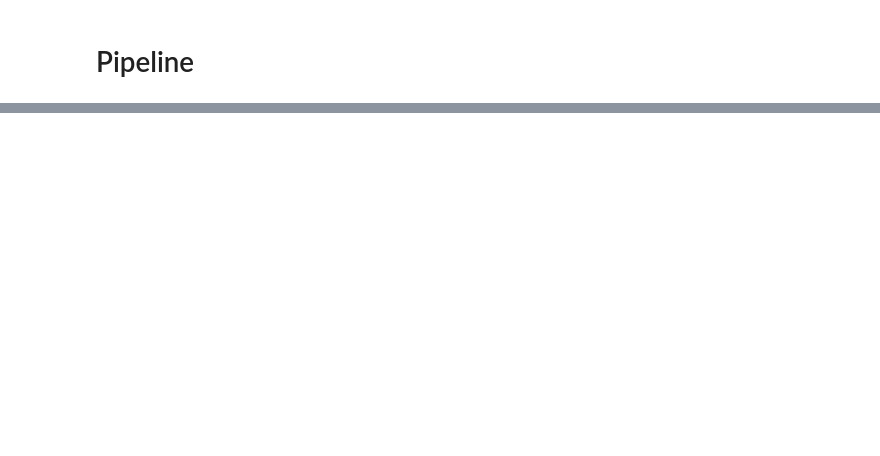
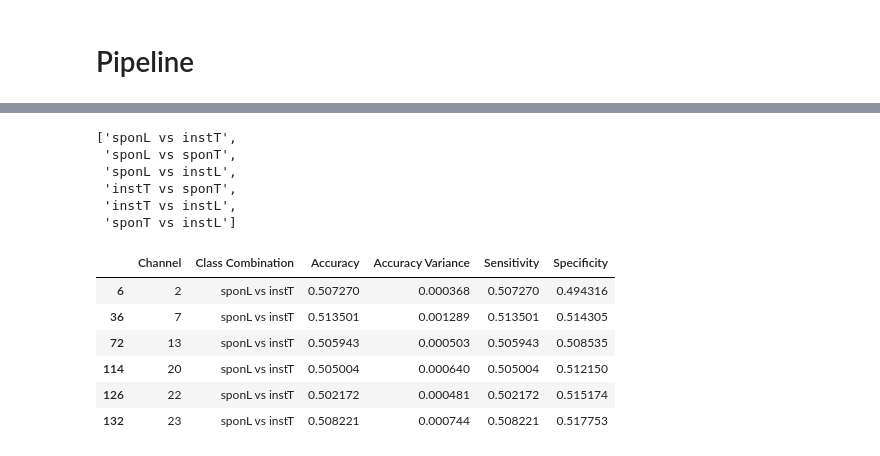
Before and after one commit to eldhosejoseph/thesis, a Jupyter notebook: ce901_thesis.ipynb, the cells around one changed output, grey strips where cells are left out. Saved outputs shown, nothing was run; the diff lists cells and outputs as text; code cells hidden in the pictures; blank space fills up the shorter version.

```diff
--- a/ce901_thesis.ipynb
+++ b/ce901_thesis.ipynb
@@ -880,0 +1031,24 @@ print(results)
+# %%
+class_list=results_4class['Class Combination'].unique().tolist()
+class_list
+# %% [output]
+['sponL vs instT',
+ 'sponL vs sponT',
+ 'sponL vs instL',
+ 'instT vs sponT',
+ 'instT vs instL',
+ 'sponT vs instL']
+# %%
+def filter_results(df, c=None, accuracy=0):
+    filtered_df = df[(df['Class Combination'] == c) & (df['Accuracy'] >= accuracy)]
+    return filtered_df
+
+filter_results(results_4class, 'sponL vs instT', 0.5)
+# %% [output]
+|  | Channel | Class Combination | Accuracy | Accuracy Variance | Sensitivity | Specificity |
+| 6 | 2 | sponL vs instT | 0.507270 | 0.000368 | 0.507270 | 0.494316 |
+| 36 | 7 | sponL vs instT | 0.513501 | 0.001289 | 0.513501 | 0.514305 |
+| 72 | 13 | sponL vs instT | 0.505943 | 0.000503 | 0.505943 | 0.508535 |
+| 114 | 20 | sponL vs instT | 0.505004 | 0.000640 | 0.505004 | 0.512150 |
+| 126 | 22 | sponL vs instT | 0.502172 | 0.000481 | 0.502172 | 0.515174 |
+| 132 | 23 | sponL vs instT | 0.508221 | 0.000744 | 0.508221 | 0.517753 |
```
Also changed, not shown: parts of 23 cells of this notebook.
